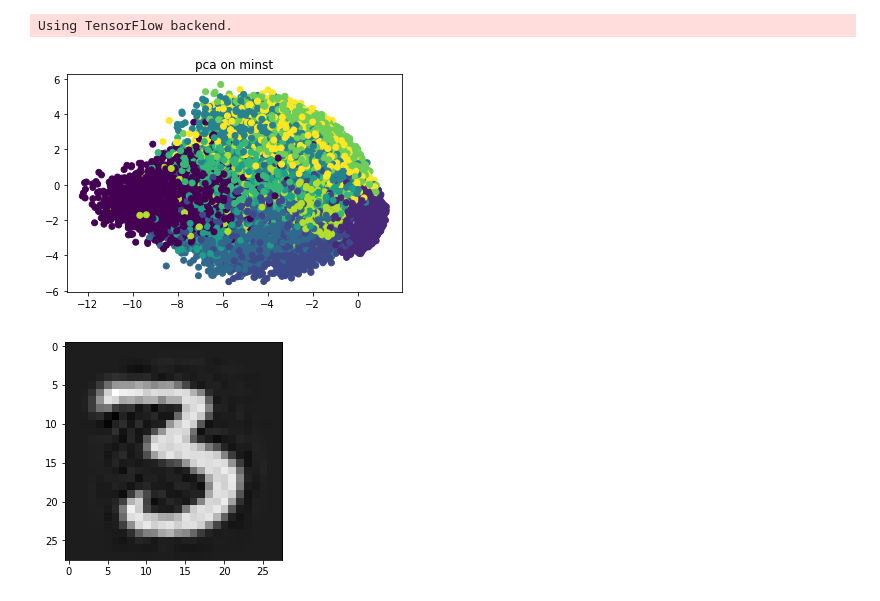
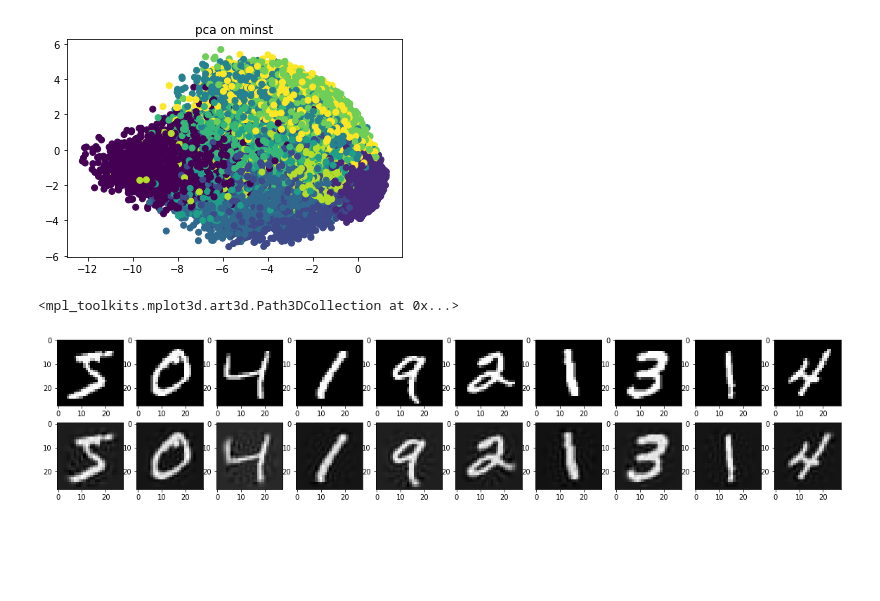
Before and after one commit to GenjitsuGame/unsupervised-clustering, a Jupyter notebook: pca.ipynb, the cells around one changed output. Saved outputs shown, nothing was run; the diff lists cells and outputs as text; code cells hidden in the pictures; blank space fills up the shorter version.

Commit message:
clean pca and add 3d plot + images

```diff
--- a/pca.ipynb
+++ b/pca.ipynb
@@ -5,14 +5,17 @@ from numpy.linalg import eigh
 import numpy as np
 from keras.datasets import mnist
 import matplotlib.pyplot as plt
+from mpl_toolkits.mplot3d import Axes3D
+
 %matplotlib inline
 
 (X_train, y_train), (X_test, y_test) = mnist.load_data()
 
+_X_train = X_train
 X_train = X_train.reshape((X_train.shape[0], 28*28)).astype('float32') / 255.0
 
 
-dims = 250
+dims = 200
 
 def pca(data):
     cova = cov(data.T)
@@ -20,9 +23,9 @@ def pca(data):
     idx = np.argsort(values)[::-1]
     values = np.real(values[idx])
     vectors = np.real(vectors.T[idx])
-    return values, vectors, cova
+    return values, vectors
 
-values, vectors, cova = pca(X_train)
+values, vectors = pca(X_train)
 
 P = X_train.dot(vectors[:dims].T)
 
@@ -31,14 +34,28 @@ plt.scatter(P[:, 0], P[:, 1],c=y_train)
 plt.title("pca on minst")
 plt.show()
 # %% [output]
-Using TensorFlow backend.
 [figure]
+# %%
+fig = plt.figure()
+ax = fig.add_subplot(111, projection='3d')
+
+ax.scatter(P[:, 0], P[:, 1], P[:, 2],c=y_train)
+# %% [output]
+<mpl_toolkits.mplot3d.art3d.Path3DCollection at 0x...>
 # %%
 images = np.dot(P, vectors[:dims])
 # %%
 images = images.reshape( -1, 28, 28)
-# %%
-plt.imshow(images[12])
-plt.gray()
-# %% [output]
-[figure, removed]
+# %%
+n = 10
+plt.figure(figsize=(20, 4))
+for i in range(n):
+    ax = plt.subplot(2, n, i + 1)
+    plt.imshow(_X_train[i], cmap='gray')
+
+    ax = plt.subplot(2, n, i + 1 + n)
+    plt.imshow(images[i], cmap='gray')
+
+plt.show()
+# %% [output]
+[figure, added]
```
